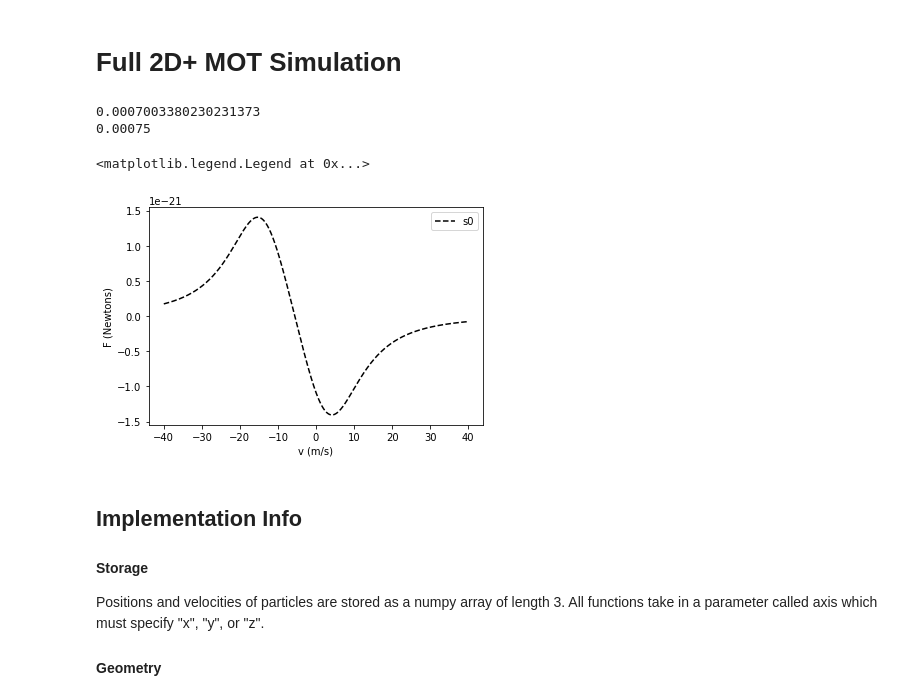
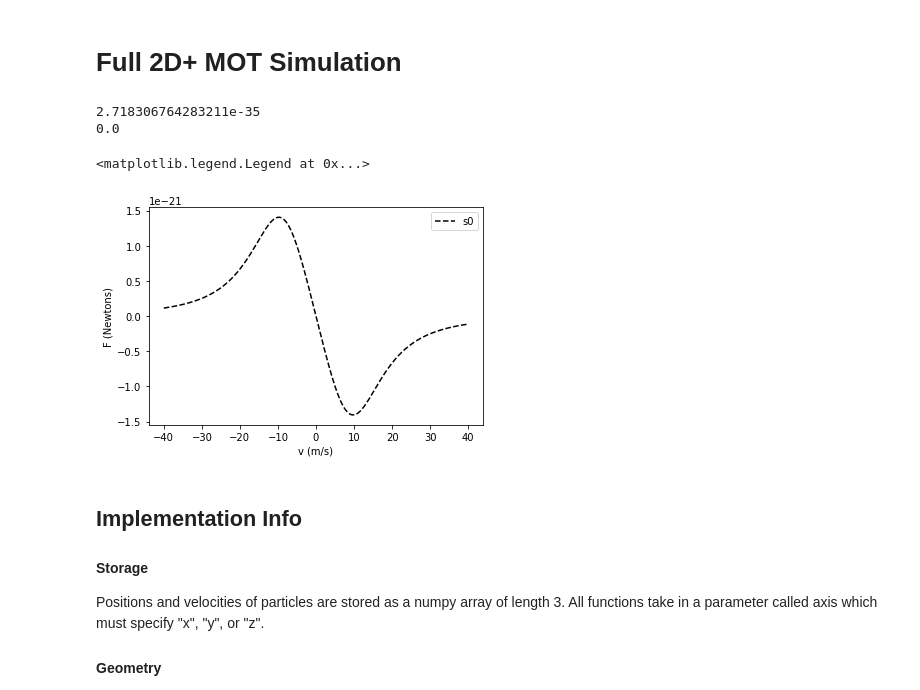
Before and after one commit to christianhnunez/MOT_SIM, a Jupyter notebook: CesiumMOT.ipynb, the cells around one changed output. Drawn from its saved outputs; the diff is of its cells as text; code cells hidden in the pictures.

```diff
--- a/CesiumMOT.ipynb
+++ b/CesiumMOT.ipynb
@@ -60,25 +60,25 @@ det_counter = -3.5*gamma
 # %%
 # Check F vs. v profile for this param set.
 varr = np.linspace(-40**1, 40**1, 10000)
-x = 0.005 # meters
+x = 0.000 # meters
 
 Bx = .001 * magpy.getB(quadcoil, observers=(x*1000,0,0))[0] #Tesla
 compare = bgrad_x * x
 print(Bx)
 print(compare)
 plus, minus = getDeltaPM(x, varr, det_x, Bx)
 
 force = radiativeHelper(plus, minus, det_x, s0_cooling)
 
 plt.plot(varr, force, label="s0", ls="--", c="k")
 plt.xlabel("v (m/s)")
 plt.ylabel("F (Newtons)")
 plt.legend()
 # %% [output]
-0.0007003380230231373
-0.00075
+2.718306764283211e-35
+0.0
 <matplotlib.legend.Legend at 0x...>
-[figure, old version]
+[figure, new version]
 # %% [markdown]
 ## Implementation Info
 #### Storage
```
Also changed, not shown: parts of 13 cells of this notebook.
